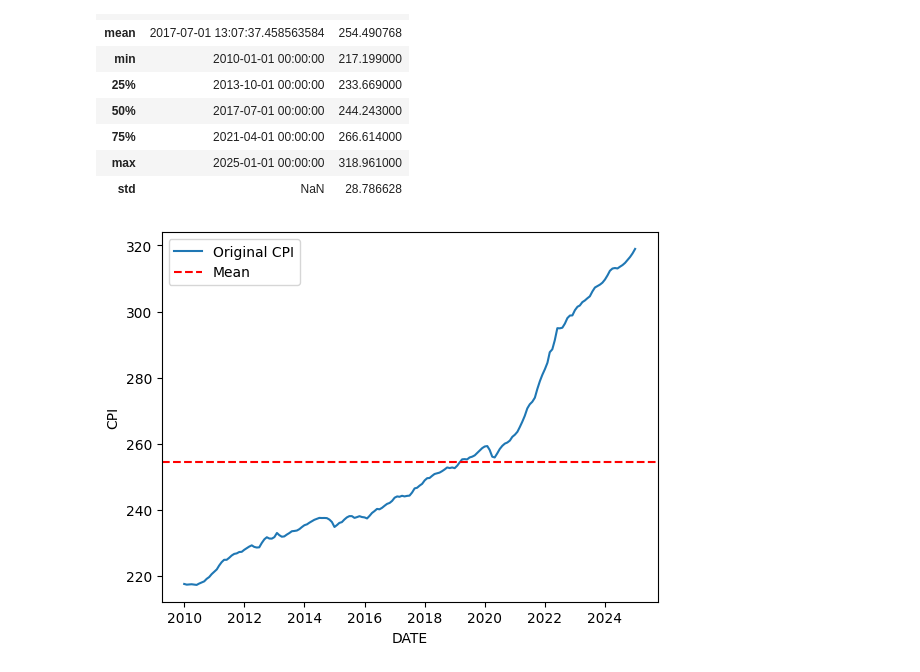
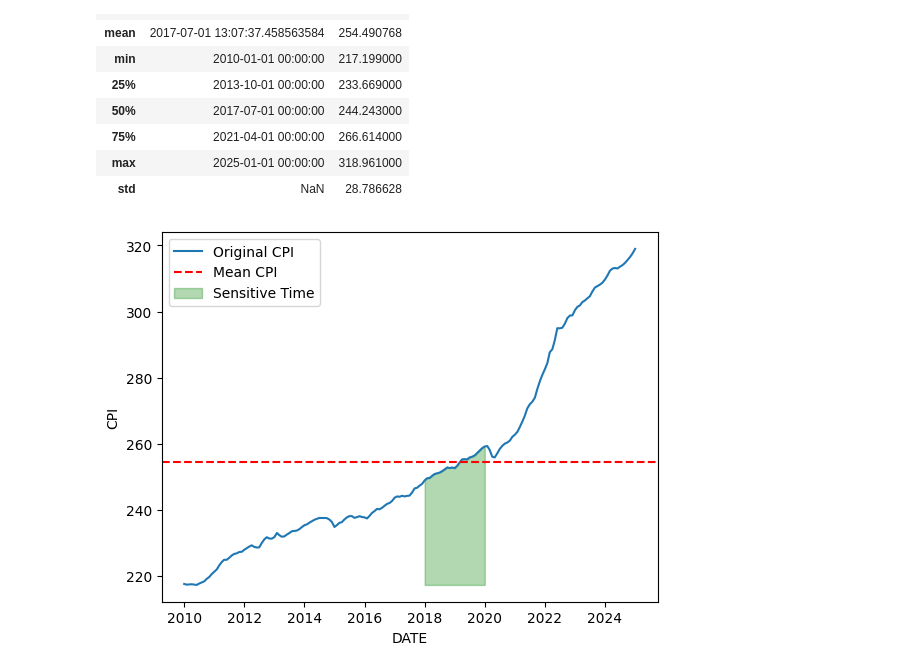
Before and after one commit to tanmaykumarchaki/AI-Driven-Market-Transformation-Analytics, a Jupyter notebook: ai-market-regime-shift-analysis/data_import.ipynb, the cells around one changed output. Cells and saved outputs as stored; diff of their text form; code cells hidden in the pictures.

```diff
--- a/ai-market-regime-shift-analysis/data_import.ipynb
+++ b/ai-market-regime-shift-analysis/data_import.ipynb
@@ -46,15 +46,28 @@ df.describe()
 # %%
 x = df["CPIAUCSL"].values
 y = df["DATE"].values
 
 x_mean = df["CPIAUCSL"].values.mean()
+x_std = df["CPIAUCSL"].values.std()
 
+mask = (df['DATE'] >= "2018-01-01") & (df["DATE"] <= "2020-01-01")
+
+y_min = min(x)
 
 plt.plot(y,x,label = "Original CPI")
-plt.axhline(x_mean, color= 'r', linestyle = '--', label = "Mean")
+plt.axhline(x_mean, color= 'r', linestyle = '--', label = "Mean CPI")
+# plt.plot(y_n,x_n, color = 'g', alpha = 0.5, linestyle = "-", label = "Sensitive Area")
+plt.fill_between(
+    y,x,
+    y_min,
+    where = mask,
+    color = 'green',
+    alpha = 0.3,
+    label = "Sensitive Time"
+)
 plt.xlabel("DATE")
 plt.legend()
 plt.ylabel("CPI")
 plt.show()
 # %% [output]
-[figure, old version]
+[figure, new version]
```
